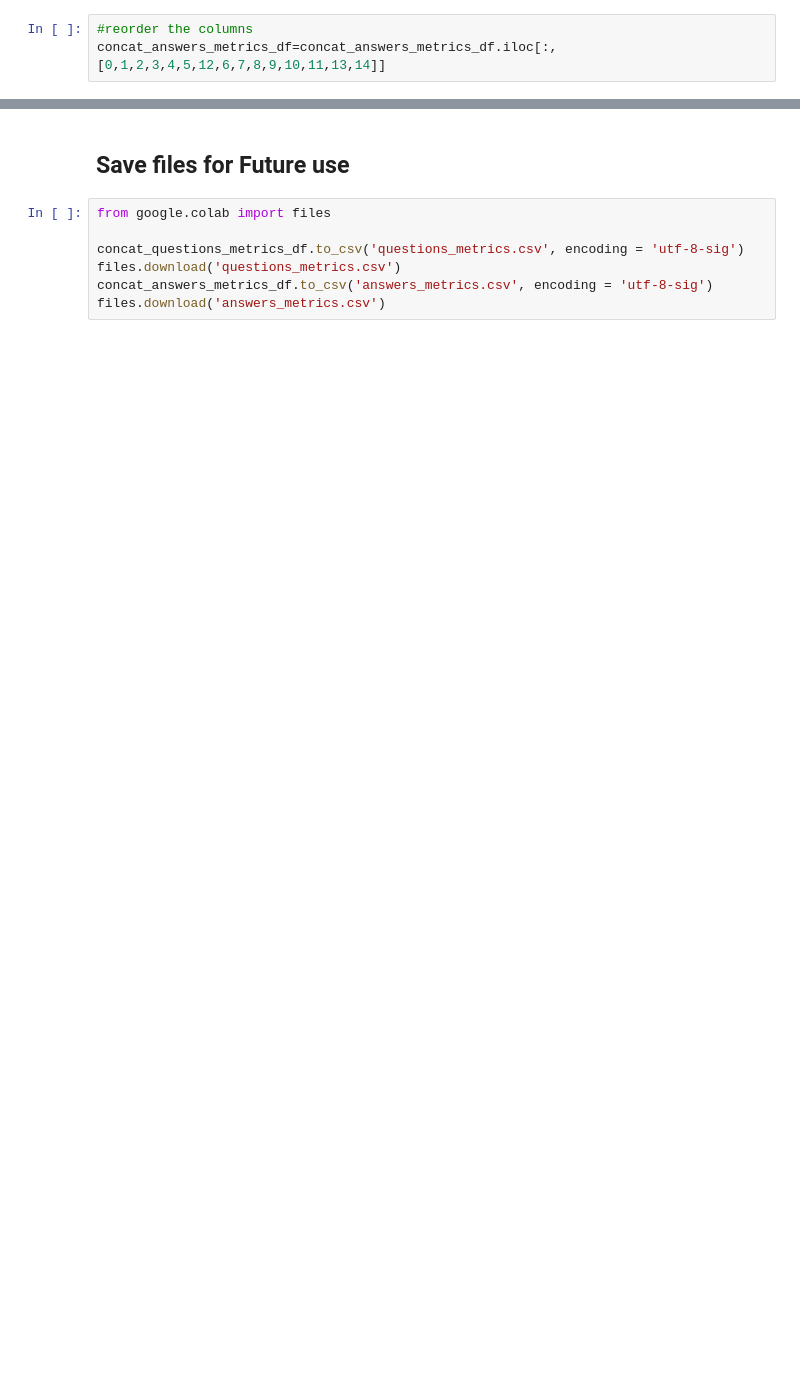
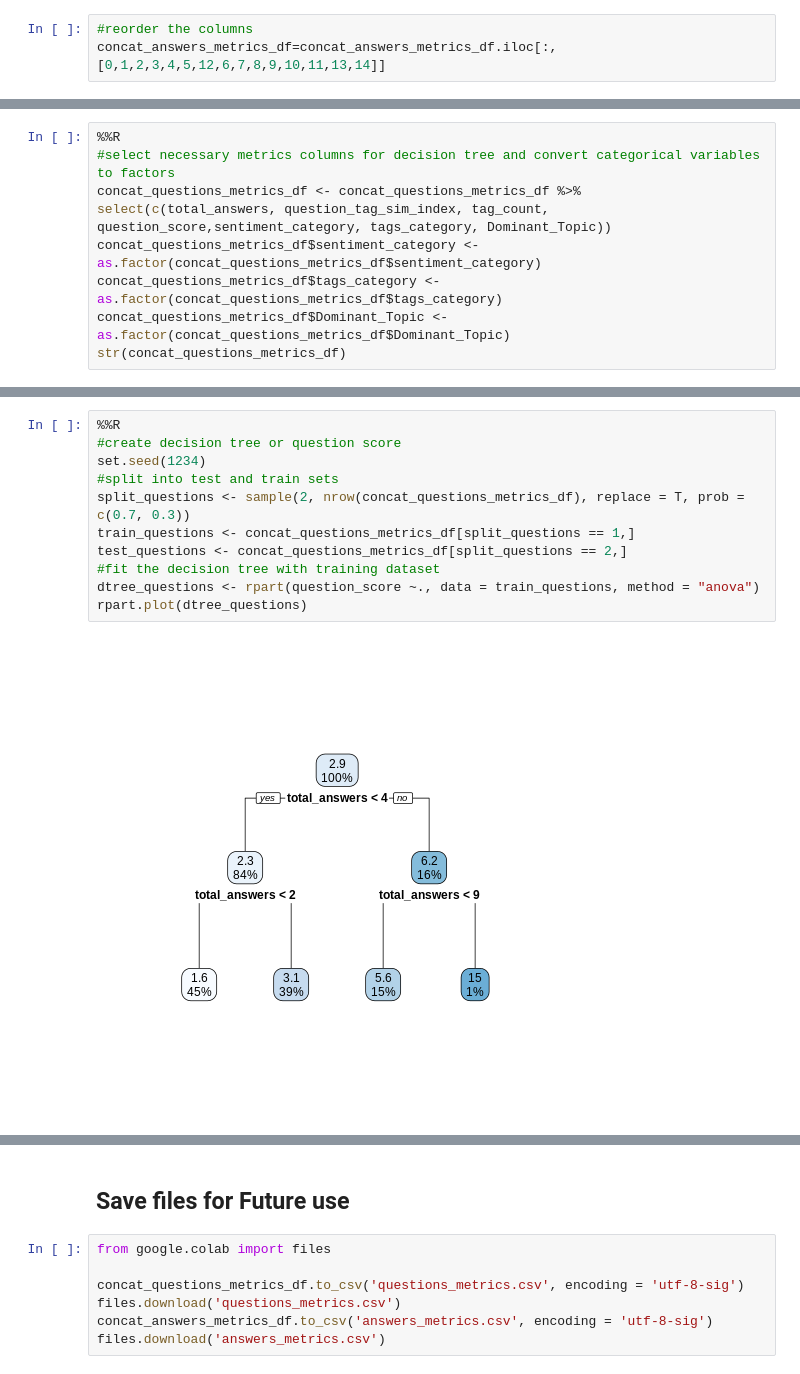
Before and after one commit to nthammadi-uncc/CareerVillage, a Jupyter notebook: notebooks/CV_Q_and_A_Text_Analysis.ipynb, the cells around one changed output, grey strips where cells are left out. Drawn from its saved outputs; the diff is of its cells as text; blank space fills up the shorter version.

Commit message:
Updated decision tree analysis on topic modeling and ERD diagram

```diff
--- a/notebooks/CV_Q_and_A_Text_Analysis.ipynb
+++ b/notebooks/CV_Q_and_A_Text_Analysis.ipynb
@@ -1022,0 +1042,8 @@ concat_answers_metrics_df=concat_answers_metrics_df.iloc[:,[0,1,2,3,4,5,12,6,7,8
+# %%
+%%R
+#select necessary metrics columns for decision tree and convert categorical variables to factors
+concat_questions_metrics_df <- concat_questions_metrics_df %>% select(c(total_answers, question_tag_sim_index, tag_count, question_score,sentiment_category, tags_category, Dominant_Topic))
+concat_questions_metrics_df$sentiment_category <- as.factor(concat_questions_metrics_df$sentiment_category)
+concat_questions_metrics_df$tags_category <- as.factor(concat_questions_metrics_df$tags_category)
+concat_questions_metrics_df$Dominant_Topic <- as.factor(concat_questions_metrics_df$Dominant_Topic)
+str(concat_questions_metrics_df)
@@ -1022,0 +1059,13 @@ concat_answers_metrics_df=concat_answers_metrics_df.iloc[:,[0,1,2,3,4,5,12,6,7,8
+# %%
+%%R
+#create decision tree or question score
+set.seed(1234)
+#split into test and train sets
+split_questions <- sample(2, nrow(concat_questions_metrics_df), replace = T, prob = c(0.7, 0.3))
+train_questions <- concat_questions_metrics_df[split_questions == 1,]
+test_questions <- concat_questions_metrics_df[split_questions == 2,]
+#fit the decision tree with training dataset
+dtree_questions <- rpart(question_score ~., data = train_questions, method = "anova")
+rpart.plot(dtree_questions)
+# %% [output]
+[figure, added]
```
Also changed, not shown: parts of 16 cells of this notebook, 2 other files.
